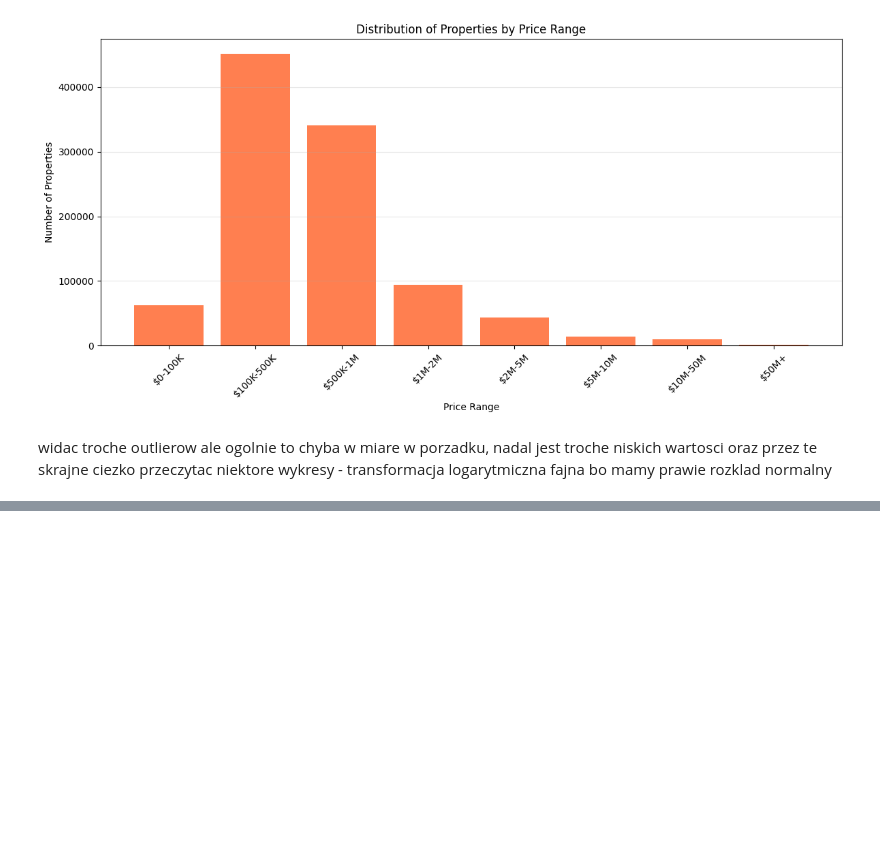
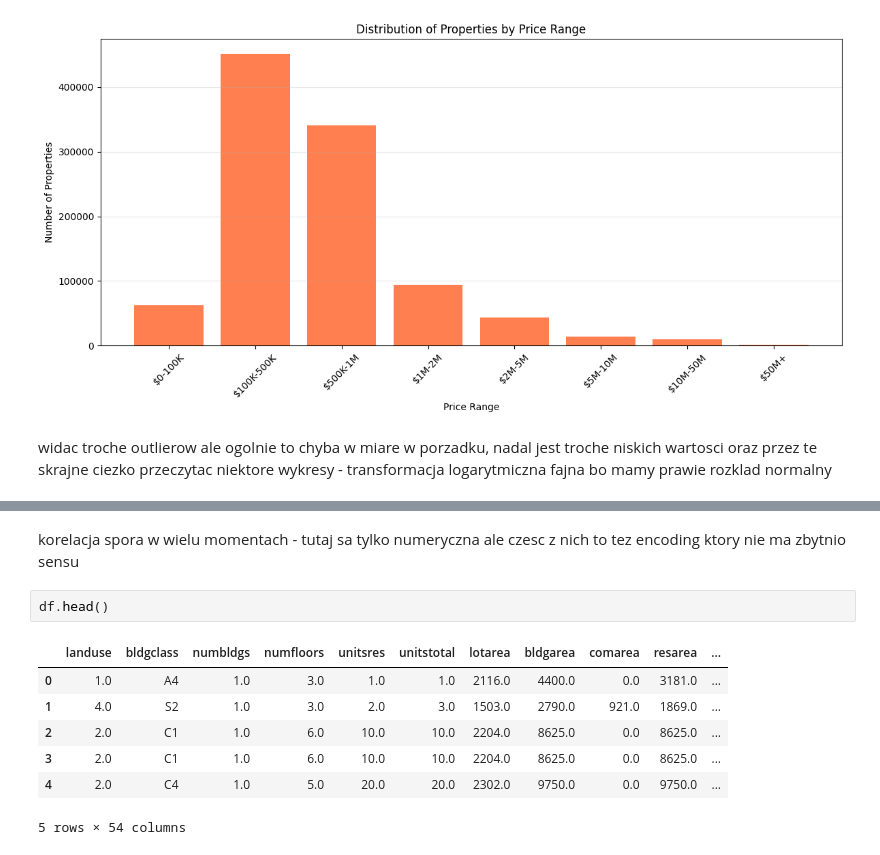
Before and after one commit to tzwpatryk/nyc_comp, a Jupyter notebook: nyc.ipynb, the cells around one changed output, grey strips where cells are left out. Saved outputs shown, nothing was run; the diff lists cells and outputs as text; blank space fills up the shorter version.

```diff
--- a/nyc.ipynb
+++ b/nyc.ipynb
@@ -699,0 +722,12 @@ widac troche outlierow ale ogolnie to chyba w miare w porzadku, nadal jest troch
+# %% [markdown]
+korelacja spora w wielu momentach - tutaj sa tylko numeryczna ale czesc z nich to tez encoding ktory nie ma zbytnio sensu
+# %%
+df.head()
+# %% [output]
+|  | landuse | bldgclass | numbldgs | numfloors | unitsres | unitstotal | lotarea | bldgarea | comarea | resarea | ... |
+| 0 | 1.0 | A4 | 1.0 | 3.0 | 1.0 | 1.0 | 2116.0 | 4400.0 | 0.0 | 3181.0 | ... |
+| 1 | 4.0 | S2 | 1.0 | 3.0 | 2.0 | 3.0 | 1503.0 | 2790.0 | 921.0 | 1869.0 | ... |
+| 2 | 2.0 | C1 | 1.0 | 6.0 | 10.0 | 10.0 | 2204.0 | 8625.0 | 0.0 | 8625.0 | ... |
+| 3 | 2.0 | C1 | 1.0 | 6.0 | 10.0 | 10.0 | 2204.0 | 8625.0 | 0.0 | 8625.0 | ... |
+| 4 | 2.0 | C4 | 1.0 | 5.0 | 20.0 | 20.0 | 2302.0 | 9750.0 | 0.0 | 9750.0 | ... |
+5 rows × 54 columns
```
Also changed, not shown: parts of 13 cells of this notebook.
